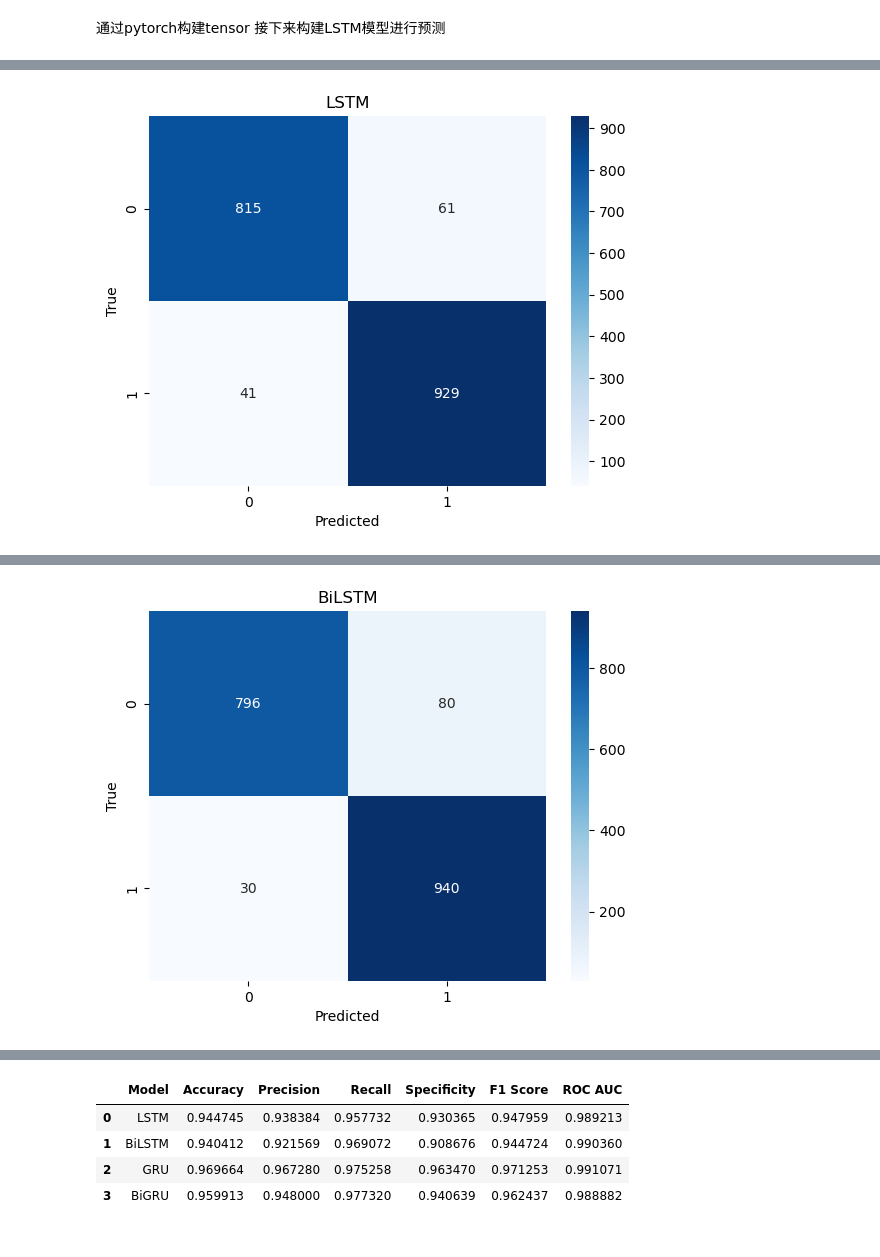
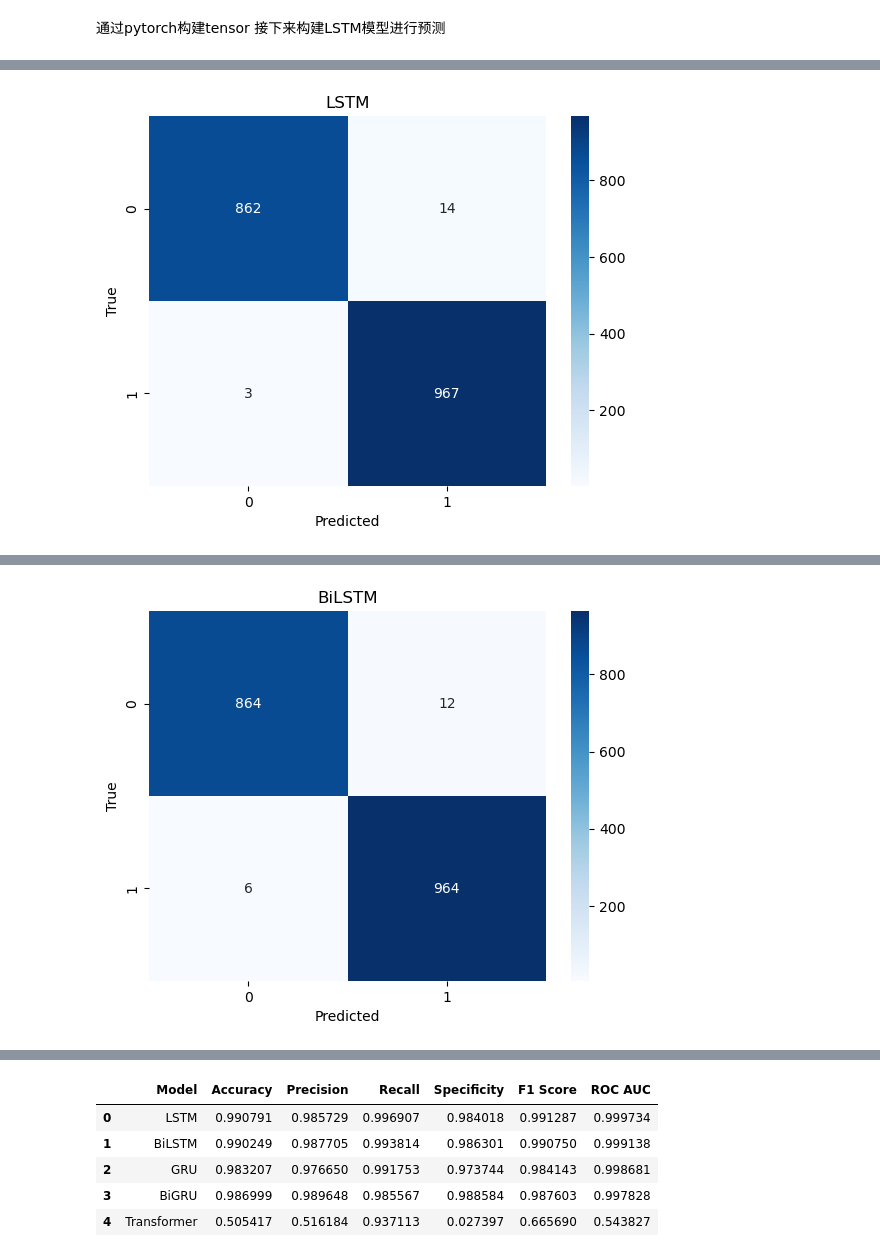
Before and after one commit to NPgreatest/Predictive_Maintain, a Jupyter notebook: jupyter/lstm.ipynb, the cells around one changed output, grey strips where cells are left out. Saved outputs shown, nothing was run; the diff lists cells and outputs as text; code cells hidden in the pictures.

```diff
--- a/jupyter/lstm.ipynb
+++ b/jupyter/lstm.ipynb
@@ -346,20 +346,13 @@ X_test_tensor = torch.tensor(X_test, dtype=torch.float)
 y_test_tensor = torch.tensor(y_test, dtype=torch.long)
 
 
-mean_train = X_train_tensor.mean(dim=0, keepdim=True)
-std_train = X_train_tensor.std(dim=0, keepdim=True) + 1e-6 # To prevent division by zero
-
-mean_val = X_val_tensor.mean(dim=0, keepdim=True)
-std_val = X_val_tensor.std(dim=0, keepdim=True) + 1e-6 # To prevent division by zero
-
-mean_test = X_test_tensor.mean(dim=0, keepdim=True)
-std_test = X_test_tensor.std(dim=0, keepdim=True) + 1e-6 # To prevent division by zero
+mean = X_train_tensor.mean(dim=0, keepdim=True)
+std= X_train_tensor.std(dim=0, keepdim=True) + 1e-6
 
 
-
-X_train_tensor = (X_train_tensor - mean_train) / std_train
-X_val_tensor = (X_val_tensor - mean_val) / std_val
-X_test_tensor = (X_test_tensor - mean_test) / std_test
+X_train_tensor = (X_train_tensor - mean) / std
+X_val_tensor = (X_val_tensor - mean) / std
+X_test_tensor = (X_test_tensor - mean) / std
 # %%
 from utils import *
 from torch.utils.data import TensorDataset, DataLoader
@@ -367,14 +360,13 @@ from models import *
 
 
 # 参数
-input_dim = 9  # 输入特征的维度
-hidden_dim = 100  # LSTM的隐藏层维度
-layer_dim = 1  # LSTM的层数
+input_dim = 9  # 输入特征的维度(9个metrics)
+hidden_dim = 100  # RNN隐藏层维度
+layer_dim = 1  # RNN的层数
 output_dim = 1  # 输出维度
 learning_rate = 0.01
-epochs = 10
+epochs = 20
 
-# 检查是否有可用的CUDA设备
 
 # 模型实例化并移至GPU
 model_LSTM = LSTMModel(input_dim, hidden_dim, layer_dim, output_dim)
@@ -385,6 +377,8 @@ model_GRU = GRUModel(input_dim, hidden_dim, layer_dim, output_dim)
 model_GRU.to(device)
 model_BiGRU = BiGRUModel(input_dim, hidden_dim, layer_dim, output_dim)
 model_BiGRU.to(device)
+model_Transformer = TransformerModel(input_dim, hidden_dim, output_dim)
+model_Transformer.to(device)
 
 # 损失函数和优化器
 criterion = nn.BCEWithLogitsLoss()
@@ -392,12 +386,14 @@ optimizer_LSTM = torch.optim.Adam(model_LSTM.parameters(), lr=learning_rate)
 optimizer_BiLSTM = torch.optim.Adam(model_BiLSTM.parameters(), lr=learning_rate)
 optimizer_GRU = torch.optim.Adam(model_GRU.parameters(), lr=learning_rate)
 optimizer_BiGRU = torch.optim.Adam(model_BiGRU.parameters(), lr=learning_rate)
+optimizer_Transformer = torch.optim.Adam(model_BiGRU.parameters(), lr=learning_rate)
 
 models = {
     "LSTM": (model_LSTM, optimizer_LSTM),
     "BiLSTM": (model_BiLSTM, optimizer_BiLSTM),
     "GRU": (model_GRU, optimizer_GRU),
     "BiGRU": (model_BiGRU,optimizer_BiGRU),
+    "Transformer":(model_Transformer,optimizer_Transformer)
 }
 results = []
 # 数据加载器
@@ -435,14 +431,14 @@ for model_name, (model, optimizer) in models.items():
         outputs = model(X_test_tensor.to(device))
         predicted = torch.round(torch.sigmoid(outputs.squeeze()))
         accuracy = (predicted == y_test_tensor.to(device)).float().mean().item()
-        y_prob = torch.sigmoid(outputs).cpu().numpy()  # 获取概率值
-        y_pred = predicted.cpu().numpy()  # 预测的标签
+        y_prob = torch.sigmoid(outputs).cpu().numpy()
+        y_pred = predicted.cpu().numpy()
         y_true = y_test_tensor.cpu().numpy()
         precision, recall, specificity, f1, roc_auc = evaluate_model(y_true, y_pred, y_prob)
         plot_confusion_matrix(y_true, y_pred, model_name)
     results.append([model_name, accuracy, precision, recall, specificity, f1, roc_auc])
 
-# 创建DataFrame来展示结果
+
 df_results = pd.DataFrame(results, columns=["Model", "Accuracy", "Precision", "Recall", "Specificity", "F1 Score", "ROC AUC"])
 df_results
 # %% [output]
@@ -460 +463 @@ cal:815 61 41 929
-[figure, old version]
+[figure, new version]
@@ -472 +481 @@ cal:796 80 30 940
-[figure, old version]
+[figure, new version]
@@ -497,5 +536,6 @@ cal:824 52 22 948
 |  | Model | Accuracy | Precision | Recall | Specificity | F1 Score | ROC AUC |
-| 0 | LSTM | 0.944745 | 0.938384 | 0.957732 | 0.930365 | 0.947959 | 0.989213 |
-| 1 | BiLSTM | 0.940412 | 0.921569 | 0.969072 | 0.908676 | 0.944724 | 0.990360 |
-| 2 | GRU | 0.969664 | 0.967280 | 0.975258 | 0.963470 | 0.971253 | 0.991071 |
-| 3 | BiGRU | 0.959913 | 0.948000 | 0.977320 | 0.940639 | 0.962437 | 0.988882 |
+| 0 | LSTM | 0.990791 | 0.985729 | 0.996907 | 0.984018 | 0.991287 | 0.999734 |
+| 1 | BiLSTM | 0.990249 | 0.987705 | 0.993814 | 0.986301 | 0.990750 | 0.999138 |
+| 2 | GRU | 0.983207 | 0.976650 | 0.991753 | 0.973744 | 0.984143 | 0.998681 |
+| 3 | BiGRU | 0.986999 | 0.989648 | 0.985567 | 0.988584 | 0.987603 | 0.997828 |
+| 4 | Transformer | 0.505417 | 0.516184 | 0.937113 | 0.027397 | 0.665690 | 0.543827 |
```
Also changed, not shown: parts of 3 cells of this notebook, 2 other files.
